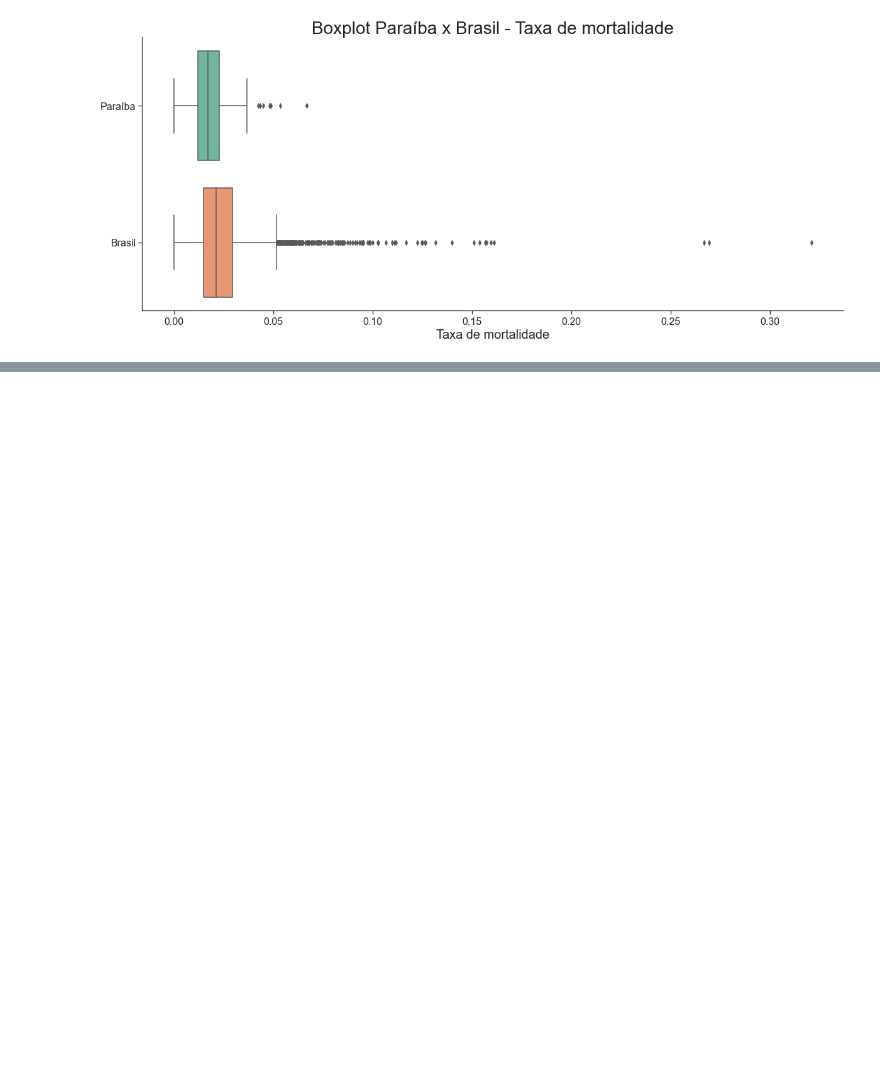
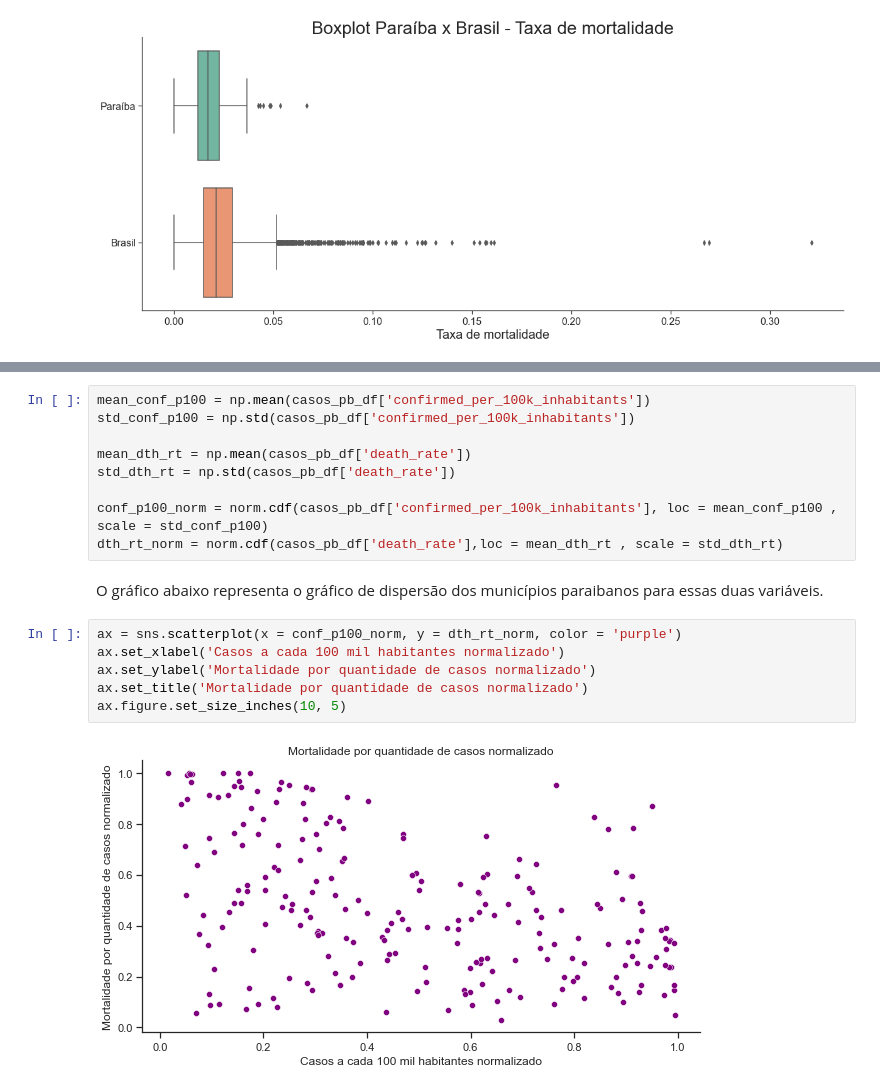
Before and after one commit to maxbarbosa/data-science-final-project, a Jupyter notebook: relatorio_final.ipynb, the cells around one changed output, grey strips where cells are left out. Drawn from its saved outputs; the diff is of its cells as text; blank space fills up the shorter version.

```diff
--- a/relatorio_final.ipynb
+++ b/relatorio_final.ipynb
@@ -439,0 +446,19 @@ Como temos valores outliers para a mortalidade, mas não para a quantidade de ca
+# %%
+mean_conf_p100 = np.mean(casos_pb_df['confirmed_per_100k_inhabitants'])
+std_conf_p100 = np.std(casos_pb_df['confirmed_per_100k_inhabitants'])
+
+mean_dth_rt = np.mean(casos_pb_df['death_rate'])
+std_dth_rt = np.std(casos_pb_df['death_rate'])
+
+conf_p100_norm = norm.cdf(casos_pb_df['confirmed_per_100k_inhabitants'], loc = mean_conf_p100 , scale = std_conf_p100)
+dth_rt_norm = norm.cdf(casos_pb_df['death_rate'],loc = mean_dth_rt , scale = std_dth_rt)
+# %% [markdown]
+O gráfico abaixo representa o gráfico de dispersão dos municípios paraibanos para essas duas variáveis.
+# %%
+ax = sns.scatterplot(x = conf_p100_norm, y = dth_rt_norm, color = 'purple')
+ax.set_xlabel('Casos a cada 100 mil habitantes normalizado')
+ax.set_ylabel('Mortalidade por quantidade de casos normalizado')
+ax.set_title('Mortalidade por quantidade de casos normalizado')
+ax.figure.set_size_inches(10, 5)
+# %% [output]
+[figure, added]
```
Also changed, not shown: parts of 14 cells of this notebook.
